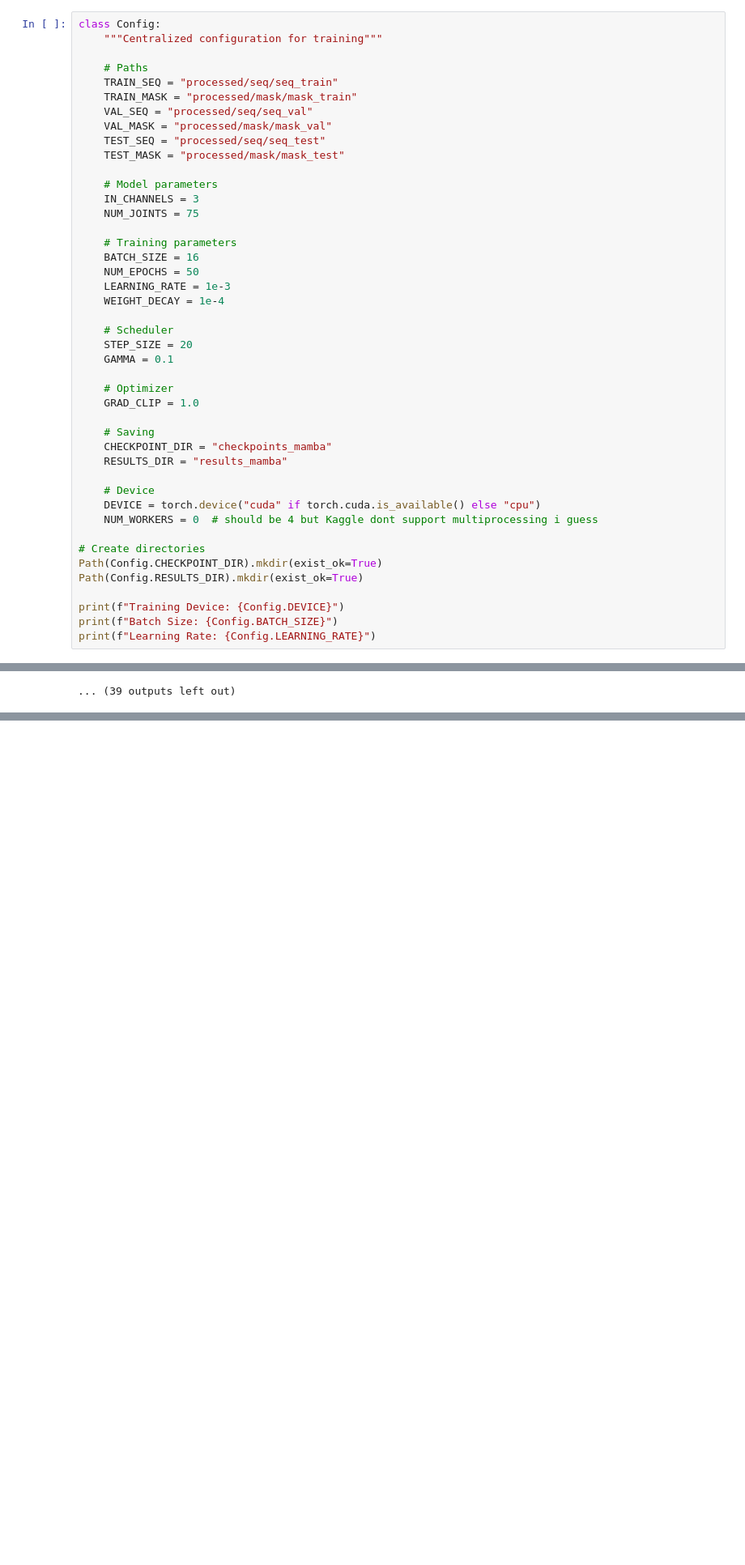
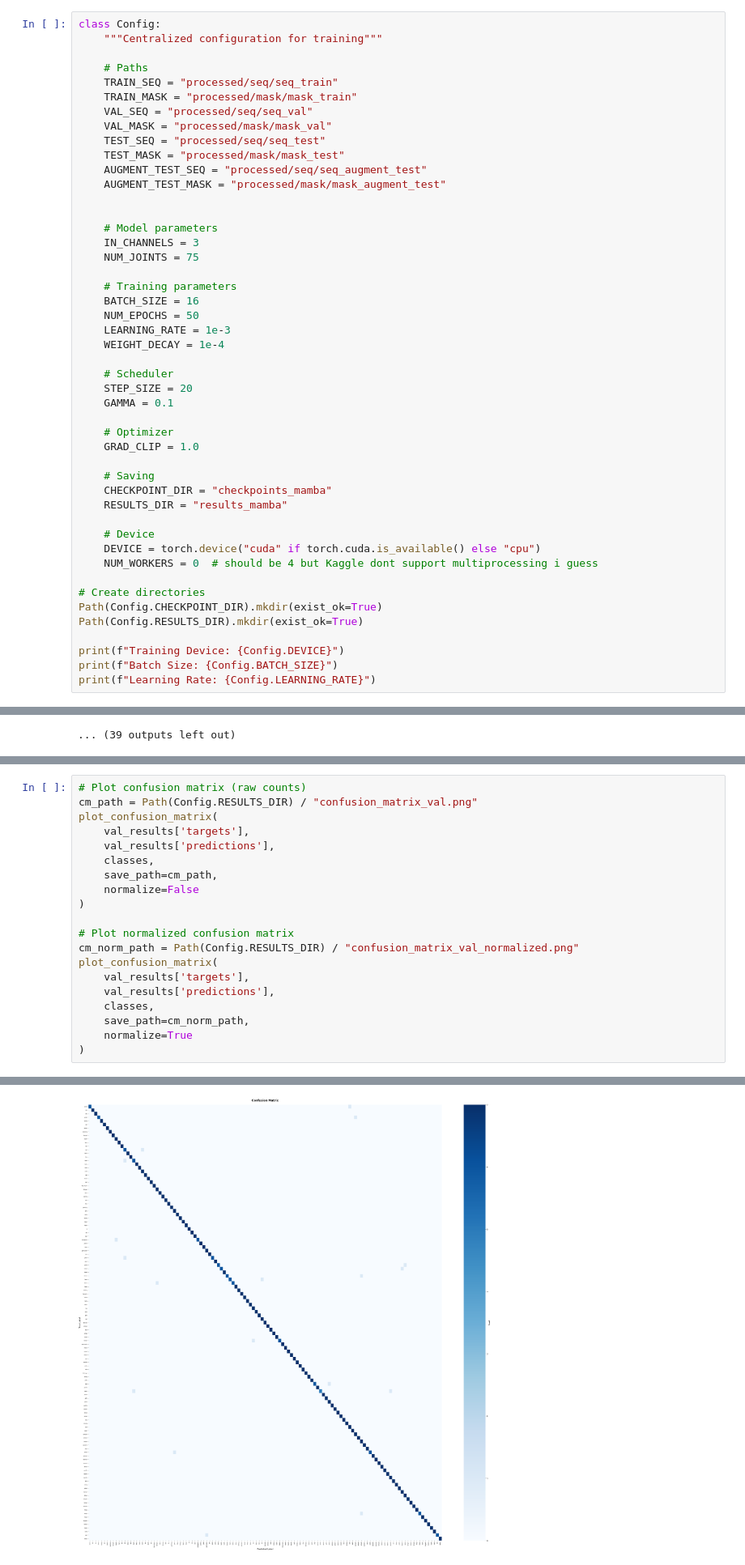
Before and after one commit to kentabiatar/mamba-gcn, a Jupyter notebook: gcn-mamba.ipynb, the cells around one changed output, grey strips where cells are left out. Shown at 81% size. Cells and saved outputs as stored; diff of their text form; blank space fills up the shorter version.

```diff
--- a/gcn-mamba.ipynb
+++ b/gcn-mamba.ipynb
@@ -136,6 +142,9 @@ class Config:
     VAL_MASK = "processed/mask/mask_val"
     TEST_SEQ = "processed/seq/seq_test"
     TEST_MASK = "processed/mask/mask_test"
+    AUGMENT_TEST_SEQ = "processed/seq/seq_augment_test"
+    AUGMENT_TEST_MASK = "processed/mask/mask_augment_test"
+
 
     # Model parameters
     IN_CHANNELS = 3
@@ -821,0 +946,21 @@ Training history saved to results_mamba/training_curves.png
+# %%
+# Plot confusion matrix (raw counts)
+cm_path = Path(Config.RESULTS_DIR) / "confusion_matrix_val.png"
+plot_confusion_matrix(
+    val_results['targets'],
+    val_results['predictions'],
+    classes,
+    save_path=cm_path,
+    normalize=False
+)
+
+# Plot normalized confusion matrix
+cm_norm_path = Path(Config.RESULTS_DIR) / "confusion_matrix_val_normalized.png"
+plot_confusion_matrix(
+    val_results['targets'],
+    val_results['predictions'],
+    classes,
+    save_path=cm_norm_path,
+    normalize=True
+)
+# %% [output]
@@ -821,0 +968 @@ Training history saved to results_mamba/training_curves.png
+[figure, added]
```
Also changed, not shown: parts of 23 cells of this notebook, 11 other files.
